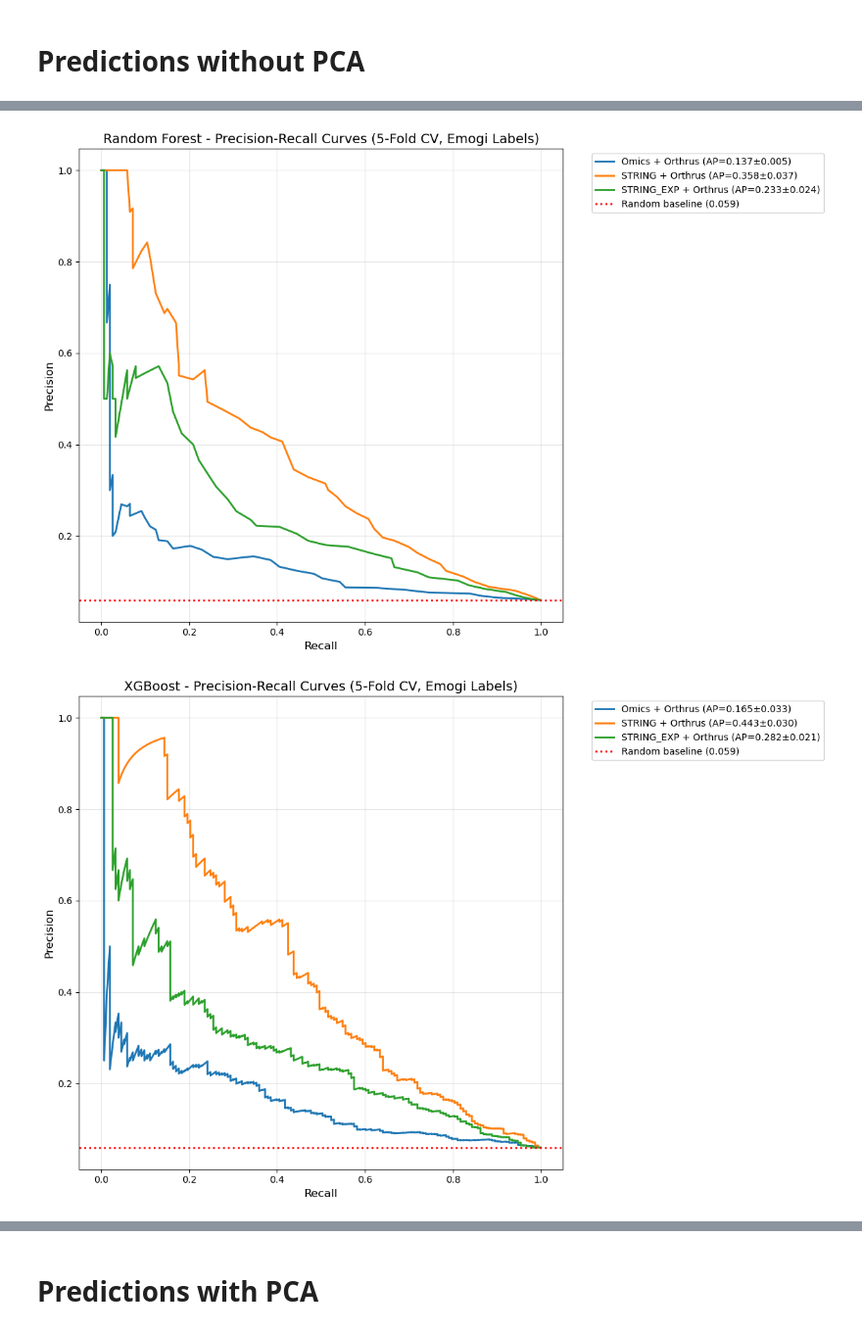
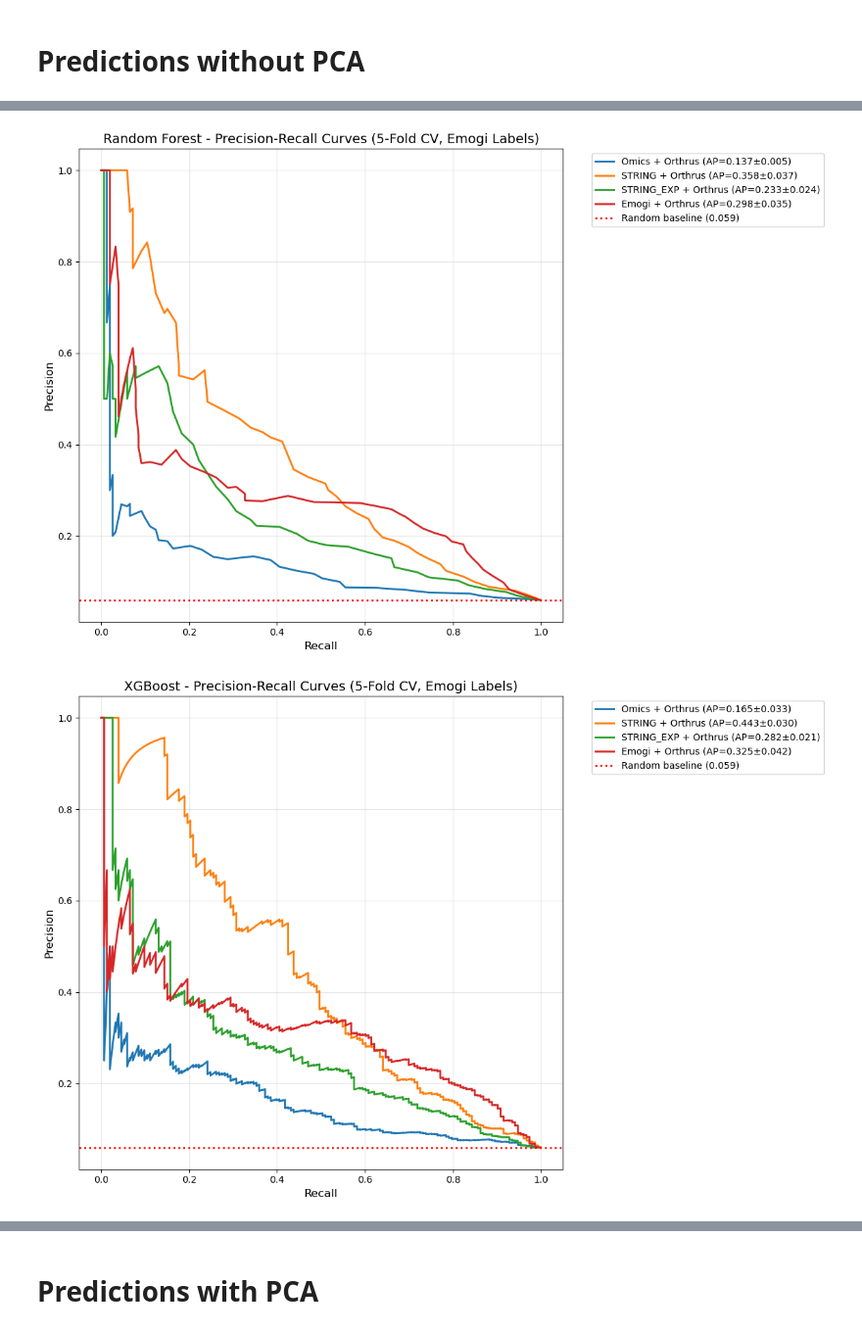
Before and after one commit to egekurt123/RNA-gene-disease-predictions, a Jupyter notebook: Cancer Predictions/combine_orthrus_pca.ipynb, the cells around one changed output, grey strips where cells are left out. Shown: that part at 98% size. Drawn from its saved outputs; the diff is of its cells as text; code cells hidden in the pictures.

Commit message:
Fix pca plots

```diff
--- a/Cancer Predictions/combine_orthrus_pca.ipynb
+++ b/Cancer Predictions/combine_orthrus_pca.ipynb
@@ -4,7 +4,7 @@ from common_helper_functions import *
 orthrus_omics = orthrus.merge(omics, on='gene_id', how='inner')
 orthrus_string = orthrus.merge(string, on='gene_id', how='inner')
 orthrus_string_exp = orthrus.merge(string_exp, on='gene_id', how='inner')
-orthrus_emogi = orthrus.merge(emogi, on='gene_id', how='inner')
+orthrus_emogi = orthrus.merge(emogi, on='gene_id', how='inner').drop(columns=['label'])
 # %% [markdown]
 # Normalize combined datasets with z-scores
 # %%
@@ -37,7 +37,7 @@ embedding_datasets = {
     'Omics + Orthrus': orthrus_omics_normalized,
     'STRING + Orthrus': orthrus_string_normalized,
     'STRING_EXP + Orthrus': orthrus_string_exp_normalized,
-    'Orthrus': orthrus_emogi_normalized,
+    'Emogi + Orthrus': orthrus_emogi_normalized,
 }
 
 # PR Curves comparison
@@ -60,8 +62,8 @@ Embedding
 Omics + Orthrus            0.136940  0.165213
 STRING + Orthrus           0.358259  0.443324
 STRING_EXP + Orthrus       0.233001  0.282031
-[figure, old version]
+[figure, new version]
-[figure, old version]
+[figure, new version]
 # %%
 # auPRC bar plots comparison
 auprc_results = compare_embeddings_auprc_barplots(embedding_datasets, emogi, save_plots=False)
```
Also changed, not shown: parts of 4 cells of this notebook.
